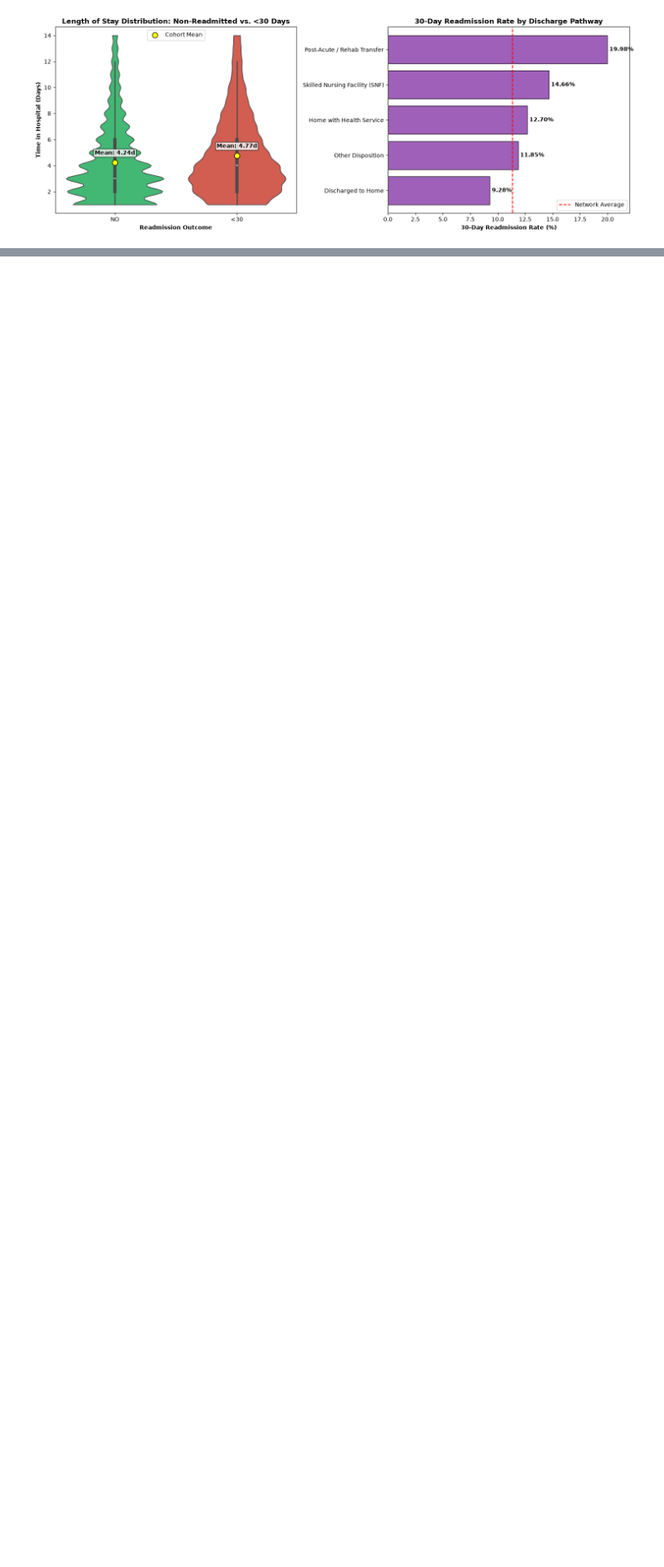
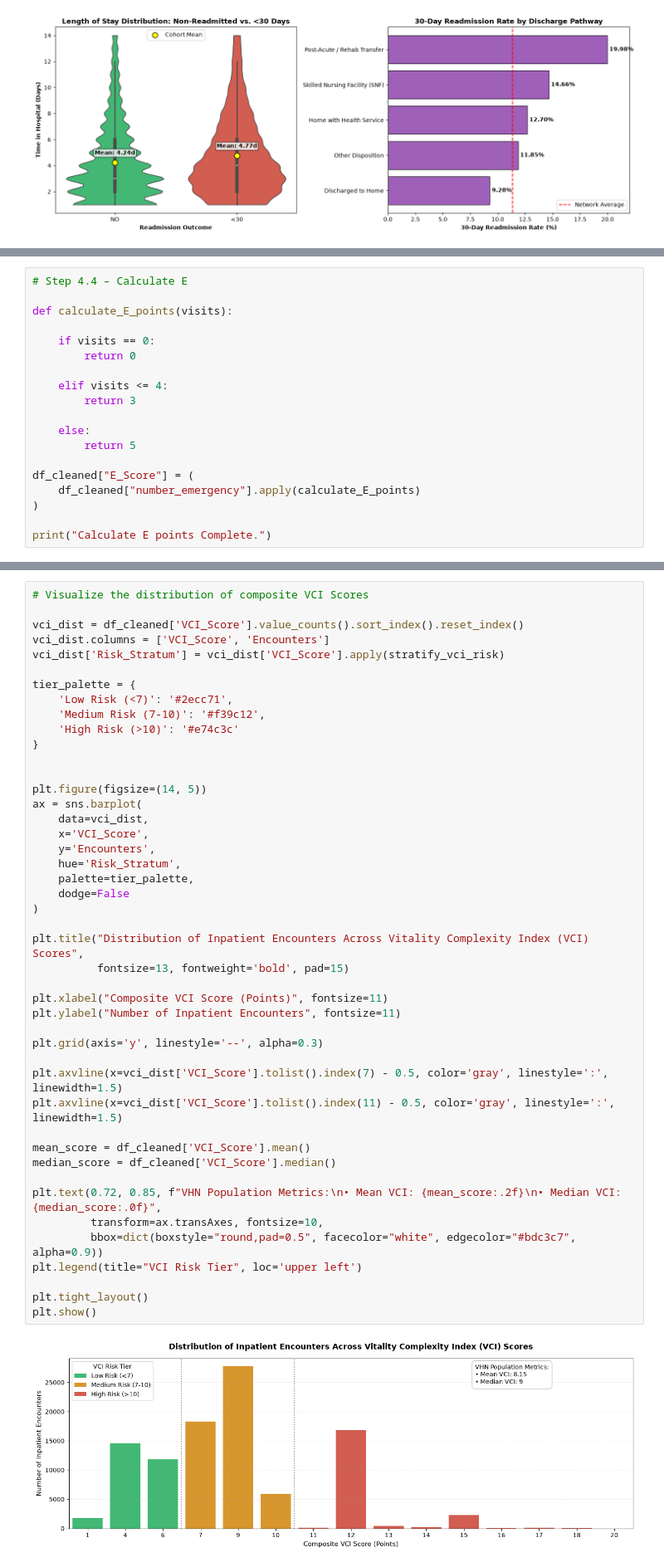
Before and after one commit to HasithaLWi/modeling-for-vitality-health-network, a Jupyter notebook: notebooks/Patient_Risk_Stratification_VHN.ipynb, the cells around one changed output, grey strips where cells are left out. Shown at 83% size. Saved outputs shown, nothing was run; the diff lists cells and outputs as text; blank space fills up the shorter version.

```diff
--- a/notebooks/Patient_Risk_Stratification_VHN.ipynb
+++ b/notebooks/Patient_Risk_Stratification_VHN.ipynb
@@ -1771,0 +1875,19 @@ Exploratory data analysis across 100,111 encounters identified the primary risk
+# %%
+# Step 4.4 – Calculate E
+
+def calculate_E_points(visits):
+
+    if visits == 0:
+        return 0
+
+    elif visits <= 4:
+        return 3
+
+    else:
+        return 5
+
+df_cleaned["E_Score"] = (
+    df_cleaned["number_emergency"].apply(calculate_E_points)
+)
+
+print("Calculate E points Complete.")
@@ -1771,0 +1949,47 @@ Exploratory data analysis across 100,111 encounters identified the primary risk
+# %%
+# Visualize the distribution of composite VCI Scores
+
+vci_dist = df_cleaned['VCI_Score'].value_counts().sort_index().reset_index()
+vci_dist.columns = ['VCI_Score', 'Encounters']
+vci_dist['Risk_Stratum'] = vci_dist['VCI_Score'].apply(stratify_vci_risk)
+
+tier_palette = {
+    'Low Risk (<7)': '#2ecc71',
+    'Medium Risk (7-10)': '#f39c12',
+    'High Risk (>10)': '#e74c3c'
+}
+
+
+plt.figure(figsize=(14, 5))
+ax = sns.barplot(
+    data=vci_dist,
+    x='VCI_Score',
+    y='Encounters',
+    hue='Risk_Stratum',
+    palette=tier_palette,
+    dodge=False
+)
+
+plt.title("Distribution of Inpatient Encounters Across Vitality Complexity Index (VCI) Scores",
+          fontsize=13, fontweight='bold', pad=15)
+
+plt.xlabel("Composite VCI Score (Points)", fontsize=11)
+plt.ylabel("Number of Inpatient Encounters", fontsize=11)
+
+plt.grid(axis='y', linestyle='--', alpha=0.3)
+
+plt.axvline(x=vci_dist['VCI_Score'].tolist().index(7) - 0.5, color='gray', linestyle=':', linewidth=1.5)
+plt.axvline(x=vci_dist['VCI_Score'].tolist().index(11) - 0.5, color='gray', linestyle=':', linewidth=1.5)
+
+mean_score = df_cleaned['VCI_Score'].mean()
+median_score = df_cleaned['VCI_Score'].median()
+
+plt.text(0.72, 0.85, f"VHN Population Metrics:\n• Mean VCI: {mean_score:.2f}\n• Median VCI: {median_score:.0f}",
+         transform=ax.transAxes, fontsize=10,
+         bbox=dict(boxstyle="round,pad=0.5", facecolor="white", edgecolor="#bdc3c7", alpha=0.9))
+plt.legend(title="VCI Risk Tier", loc='upper left')
+
+plt.tight_layout()
+plt.show()
+# %% [output]
+[figure, added]
```
Also changed, not shown: parts of 21 cells of this notebook.
